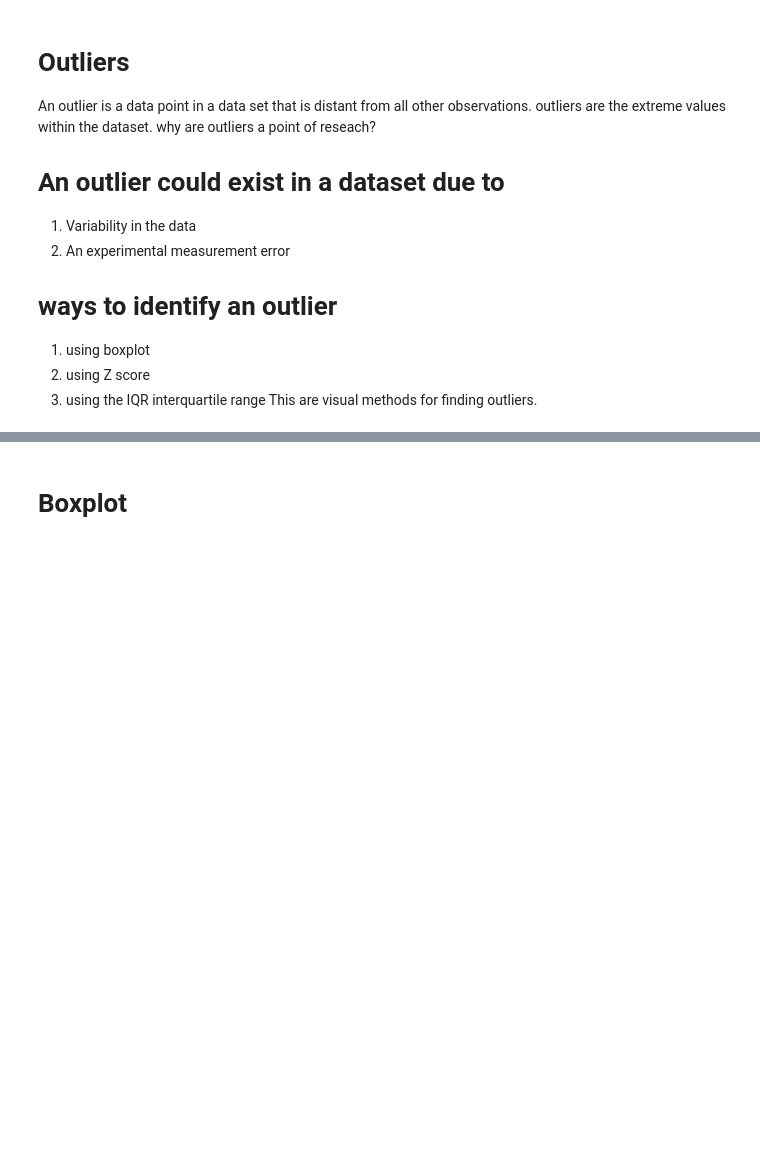
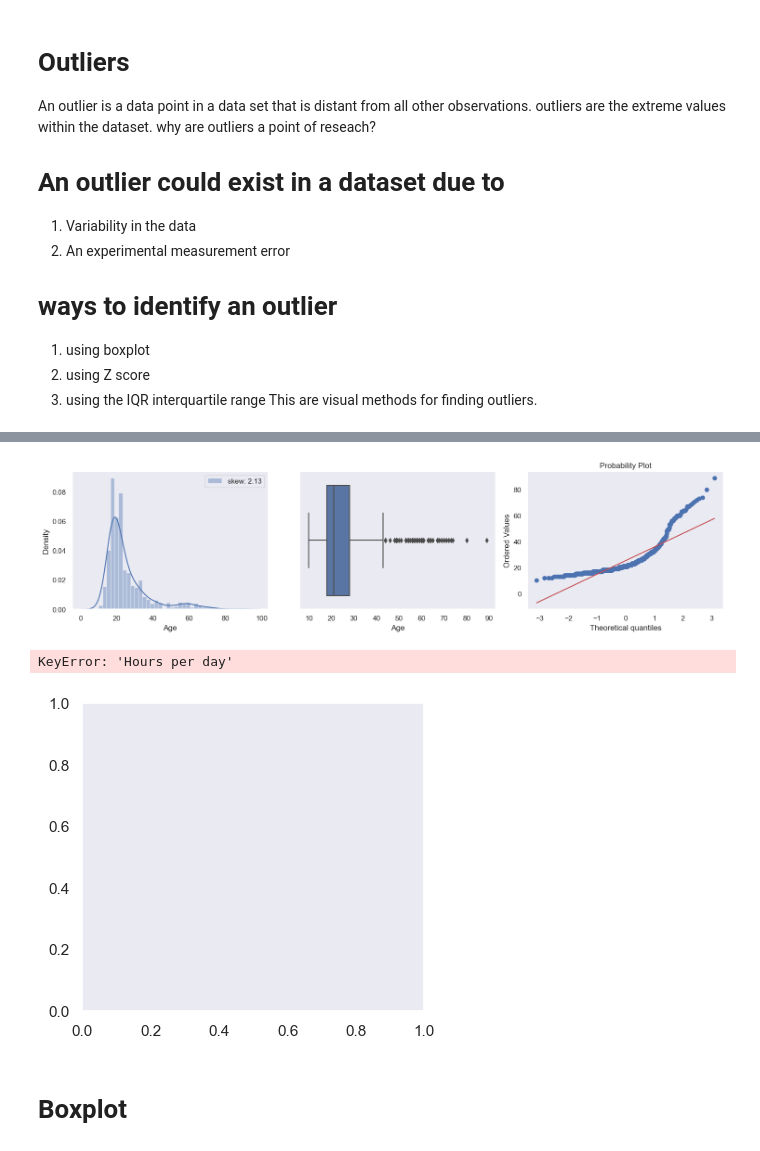
Before and after one commit to FranklinBosire/Music-And-Therapy-Survey, a Jupyter notebook: Music And Therapy Survey.ipynb, the cells around one changed output, grey strips where cells are left out. Drawn from its saved outputs; the diff is of its cells as text; code cells hidden in the pictures; blank space fills up the shorter version.

```diff
--- a/Music And Therapy Survey.ipynb
+++ b/Music And Therapy Survey.ipynb
@@ -566,0 +563,20 @@ data.loc[data['hoursperday']>=10,'hoursperday']=10
+# %%
+#Median imputation
+dat['Age'] = dat['Age'].fillna(dat['Age'].mode()[0])
+# %%
+sns.set_style('dark')
+for col in mynum_colm:
+    plt.figure(figsize=(15,4))
+    plt.subplot(131)
+    sns.distplot(dat[col], label="skew: " + str(np.round(dat[col].skew(),2)))
+    plt.legend()
+    plt.subplot(132)
+    sns.boxplot(dat[col])
+    plt.subplot(133)
+    stats.probplot(dat[col], plot=plt)
+    plt.tight_layout()
+    plt.show()
+# %% [output]
+[figure, added]
+KeyError: 'Hours per day'
+[figure, added]
```
Also changed, not shown: parts of 53 cells of this notebook.
